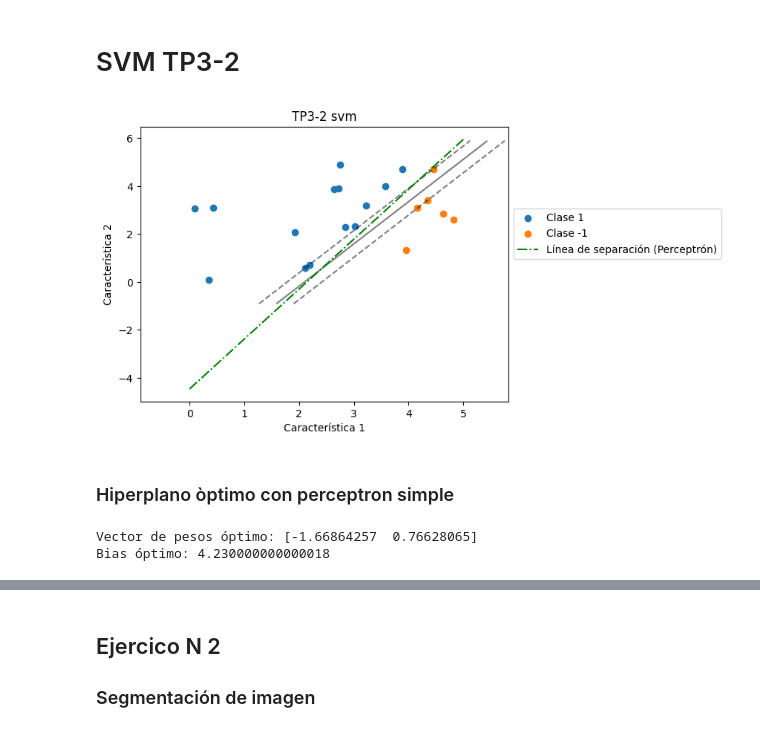
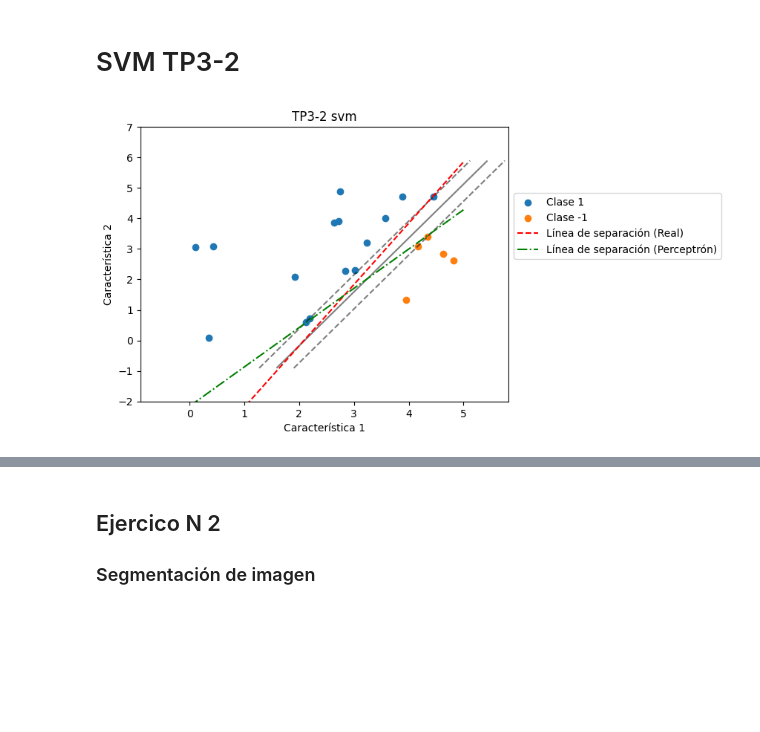
Before and after one commit to UnahurAprendizajeAutomatico/SVM, a Jupyter notebook: modelos/svm.ipynb, the cells around one changed output, grey strips where cells are left out. Drawn from its saved outputs; the diff is of its cells as text; code cells hidden in the pictures; blank space fills up the shorter version.

```diff
--- a/modelos/svm.ipynb
+++ b/modelos/svm.ipynb
@@ -169,7 +243,7 @@ def separador(x):
     return 2 * x - 4 + ruido
 
 # Asignar etiquetas de clase 1 o -1 según la posición con respecto a la línea
-y_real2 = np.where(x2 >= separador(x1), 1, -1)
+y_real = np.where(x2 >= separador(x1), 1, -1)
 
 # Visualizar los datos
 plt.scatter(x1[y_real == 1], x2[y_real == 1], label='Clase 1')
@@ -178,9 +252,10 @@ plt.scatter(x1[y_real == -1], x2[y_real == -1], label='Clase -1')
 x_separacion = np.array([0, 5])
 y_separacion = separador(x_separacion)
 
-plt.plot(x_separacion, y_separacion, color='red', linestyle='--', label='Línea de separación')
+plt.plot([0, 5], [separador(0), separador(5)], color='red', linestyle='--', label='Línea de separación (Real)')
 plt.xlabel('Característica 1')
 plt.ylabel('Característica 2')
 plt.legend(loc='lower left',bbox_to_anchor=(1, 0.5))
+plt.ylim(bottom=-2, top=7)
 plt.show()
 # %% [output]
@@ -187,0 +263,10 @@ plt.show()
+# %%
+X1 = np.vstack((x1, x2)) . T
+y = y_real
+
+# Entrenar perceptron
+learning_rate = 0.001
+epochs = 10000
+w, b = train_perceptron(X1, y, learning_rate, epochs)
+
+predicciones = [step_activation(np.dot(x,w) + b) for x in X1]
@@ -196,38 +294,38 @@ X1 = np.vstack((x1, x2)) . T
 C = 10
 # Entrenamos el modelo con el conjunto de entrenamiento
 svm = SVC(kernel='linear',C=C, random_state=42)
-svm.fit(X1, y_real2)
+svm.fit(X1, y_real)
 
 # Predecimos con el conjunto de prueba
 predicciones = svm.predict(X1)
 # %%
 from sklearn.inspection import DecisionBoundaryDisplay
 
 # Crear la gráfica
 plt.scatter(x1[y_real == 1], x2[y_real == 1], label='Clase 1')
 plt.scatter(x1[y_real == -1], x2[y_real == -1], label='Clase -1')
 
 # plot the decision function
 ax = plt.gca()
 DecisionBoundaryDisplay.from_estimator(
     svm,
     X1,
     plot_method="contour",
     colors="k",
     levels=[-1, 0, 1],
     alpha=0.5,
     linestyles=["--", "-", "--"],
     label="svm",
     ax=ax,
 )
-
+plt.plot([0, 5], [separador(0), separador(5)], color='red', linestyle='--', label='Línea de separación (Real)')
 plt.plot([0, 5], [-(w[0]/w[1])*0 + (-b/w[1]), -(w[0]/w[1])*5 + (-b/w[1])], color='green', linestyle='-.', label='Línea de separación (Perceptrón)')
 plt.xlabel('Característica 1')
 plt.ylabel('Característica 2')
 plt.legend(loc='lower left', bbox_to_anchor=(1, 0.5))
 plt.title('TP3-2 svm')
+plt.ylim(bottom=-2, top=7)
+
 plt.show()
 # %% [output]
-[figure, old version]
+[figure, new version]
-# %% [markdown]
-### Hiperplano òptimo con perceptron simple
@@ -243,40 +331,0 @@ predicciones = [step_activation(np.dot(x,w) + b) for x in X2]
-# %%
-import numpy as np
-
-def hiperplano_optimo(w, b, X, y, learning_rate=0.01, epochs=1000):
-    # Inicializa los pesos y el bias
-    w = np.array(w)
-    b = float(b)
-    C = 1 # parametro de regularización
-
-    for epoch in range(epochs):
-        dw = np.zeros(w.shape)
-        db = 0
-
-        # Itera a través de los puntos de datos
-        for pto in range(len(X)):
-            # Calcula el producto punto entre w y X[i] y suma el bias
-            z = np.dot(w, X[pto]) + b
-
-            # Calcula el gradiente para w y b
-            if y[pto] * z < 1:
-                dw += -y[pto] * X[pto]
-                db += -y[pto]
-
-        # Actualiza los pesos y el bias
-        w = w - learning_rate * (w + C * dw)
-        b = b - learning_rate * C * db
-
-    return w, b
-
-# Ejemplo de uso:
-y = np.array([-1, -1, 1, 1])
-w_inicial = [0, 0]
-b_inicial = 0
-
-w_optimo, b_optimo = hiperplano_optimo(w_inicial, b_inicial, X2, y2)
-print("Vector de pesos óptimo:", w_optimo)
-print("Bias óptimo:", b_optimo)
-# %% [output]
-Vector de pesos óptimo: [-1.66864257  0.76628065]
-Bias óptimo: 4.230000000000018
```
Also changed, not shown: parts of 8 cells of this notebook.
